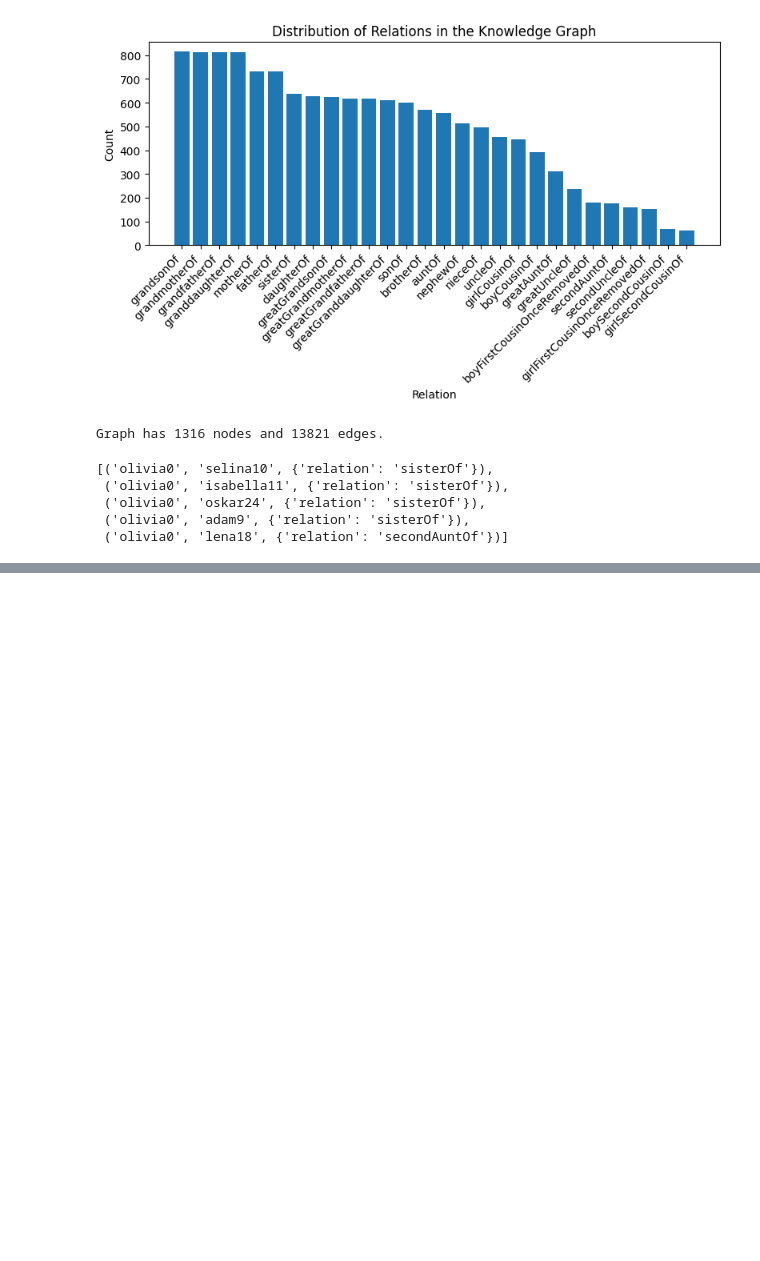
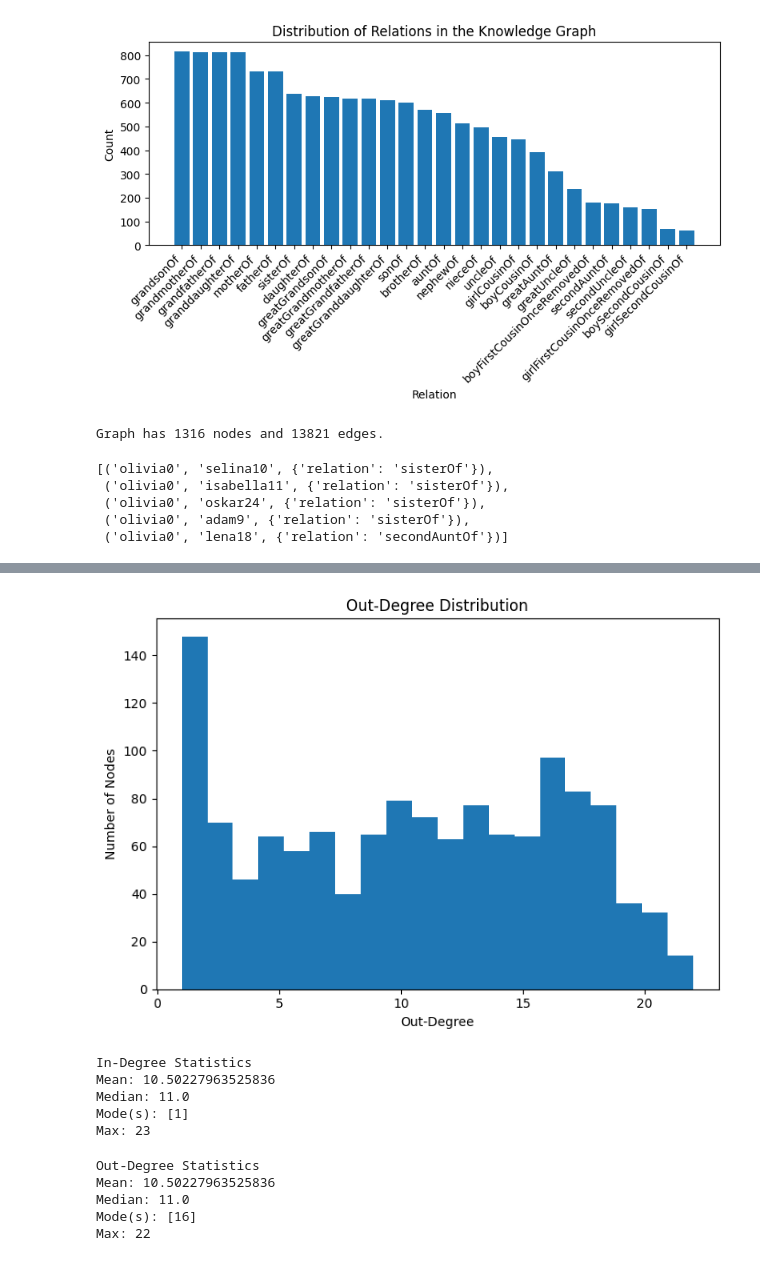
Before and after one commit to phanindragollapalli/A-Study-on-MetaFam-Knowledge-Graph, a Jupyter notebook: scripts/task-1.ipynb, the cells around one changed output, grey strips where cells are left out. Drawn from its saved outputs; the diff is of its cells as text; code cells hidden in the pictures; blank space fills up the shorter version.

```diff
--- a/scripts/task-1.ipynb
+++ b/scripts/task-1.ipynb
@@ -155,0 +220,47 @@ list(G.edges(data=True))[:5]
+# %%
+plt.figure(figsize=(7, 5))
+
+plt.hist(degree_df["out_degree"], bins=20)
+
+plt.xlabel("Out-Degree")
+plt.ylabel("Number of Nodes")
+plt.title("Out-Degree Distribution")
+
+plt.tight_layout()
+plt.show()
+# %% [output]
+[figure, added]
+# %%
+in_degree_mean = degree_df["in_degree"].mean()
+in_degree_median = degree_df["in_degree"].median()
+in_degree_mode = degree_df["in_degree"].mode().tolist()  # can be multiple
+in_degree_max = degree_df["in_degree"].max()
+
+print("In-Degree Statistics")
+print("Mean:", in_degree_mean)
+print("Median:", in_degree_median)
+print("Mode(s):", in_degree_mode)
+print("Max:", in_degree_max)
+# %% [output]
+In-Degree Statistics
+Mean: 10.50227963525836
+Median: 11.0
+Mode(s): [1]
+Max: 23
+# %%
+out_degree_mean = degree_df["out_degree"].mean()
+out_degree_median = degree_df["out_degree"].median()
+out_degree_mode = degree_df["out_degree"].mode().tolist()  # can be multiple
+out_degree_max = degree_df["out_degree"].max()
+
+print("Out-Degree Statistics")
+print("Mean:", out_degree_mean)
+print("Median:", out_degree_median)
+print("Mode(s):", out_degree_mode)
+print("Max:", out_degree_max)
+# %% [output]
+Out-Degree Statistics
+Mean: 10.50227963525836
+Median: 11.0
+Mode(s): [16]
+Max: 22
```
Also changed, not shown: parts of 23 cells of this notebook.
